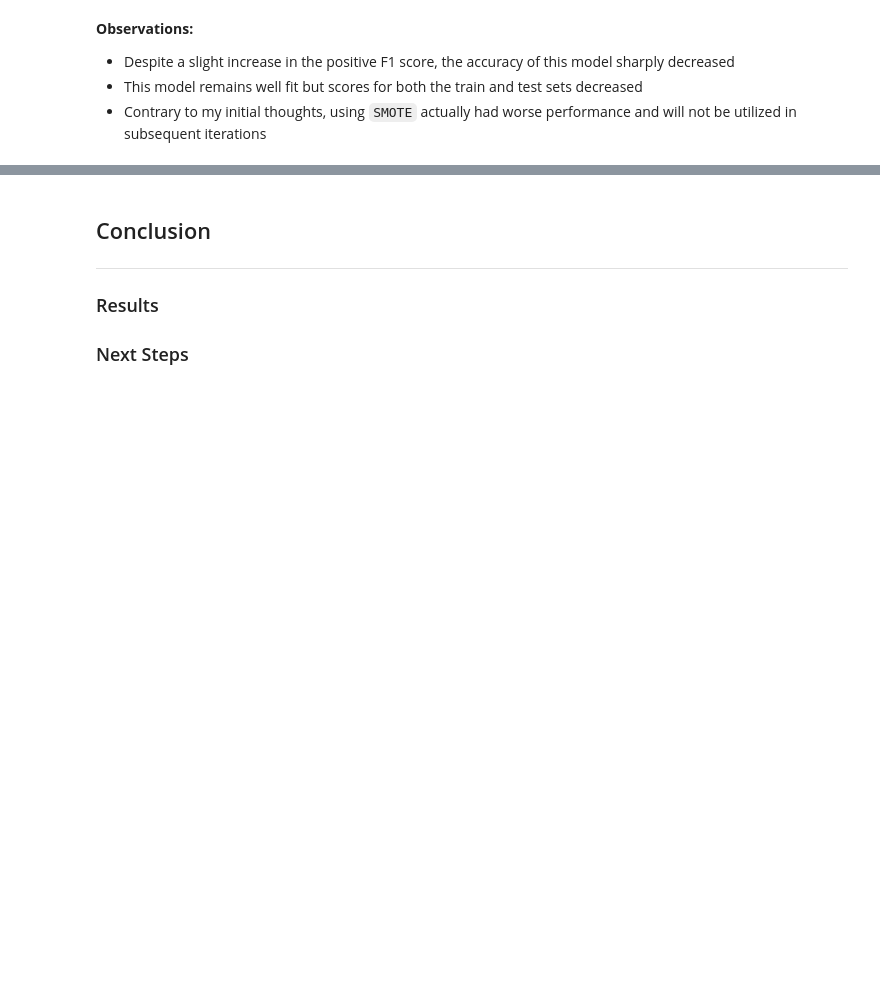
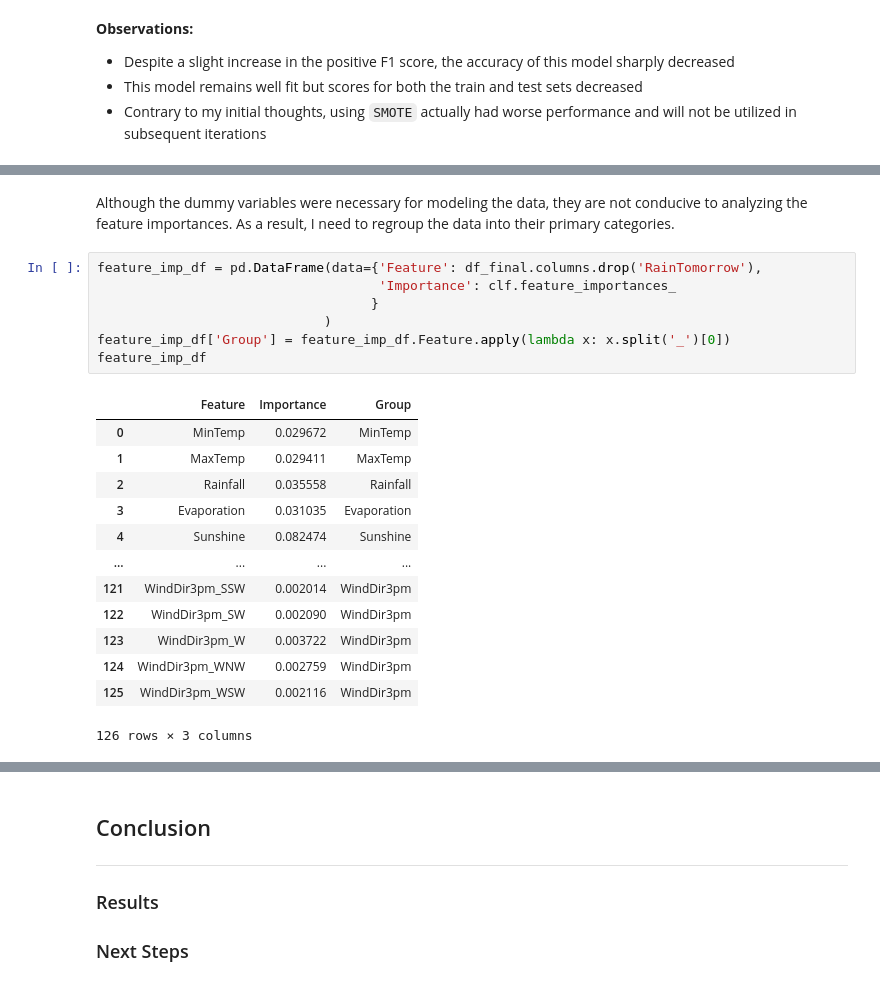
Before and after one commit to tjkyner/australian-rain-prediction, a Jupyter notebook: notebook.ipynb, the cells around one changed output, grey strips where cells are left out. Cells and saved outputs as stored; diff of their text form; blank space fills up the shorter version.

```diff
--- a/notebook.ipynb
+++ b/notebook.ipynb
@@ -754,0 +819,23 @@ Test score:  0.7807
+# %% [markdown]
+Although the dummy variables were necessary for modeling the data, they are not conducive to analyzing the feature importances. As a result, I need to regroup the data into their primary categories.
+# %%
+feature_imp_df = pd.DataFrame(data={'Feature': df_final.columns.drop('RainTomorrow'),
+                                    'Importance': clf.feature_importances_
+                                   }
+                             )
+feature_imp_df['Group'] = feature_imp_df.Feature.apply(lambda x: x.split('_')[0])
+feature_imp_df
+# %% [output]
+|  | Feature | Importance | Group |
+| 0 | MinTemp | 0.029672 | MinTemp |
+| 1 | MaxTemp | 0.029411 | MaxTemp |
+| 2 | Rainfall | 0.035558 | Rainfall |
+| 3 | Evaporation | 0.031035 | Evaporation |
+| 4 | Sunshine | 0.082474 | Sunshine |
+| ... | ... | ... | ... |
+| 121 | WindDir3pm_SSW | 0.002014 | WindDir3pm |
+| 122 | WindDir3pm_SW | 0.002090 | WindDir3pm |
+| 123 | WindDir3pm_W | 0.003722 | WindDir3pm |
+| 124 | WindDir3pm_WNW | 0.002759 | WindDir3pm |
+| 125 | WindDir3pm_WSW | 0.002116 | WindDir3pm |
+126 rows × 3 columns
```
Also changed, not shown: parts of 22 cells of this notebook.
